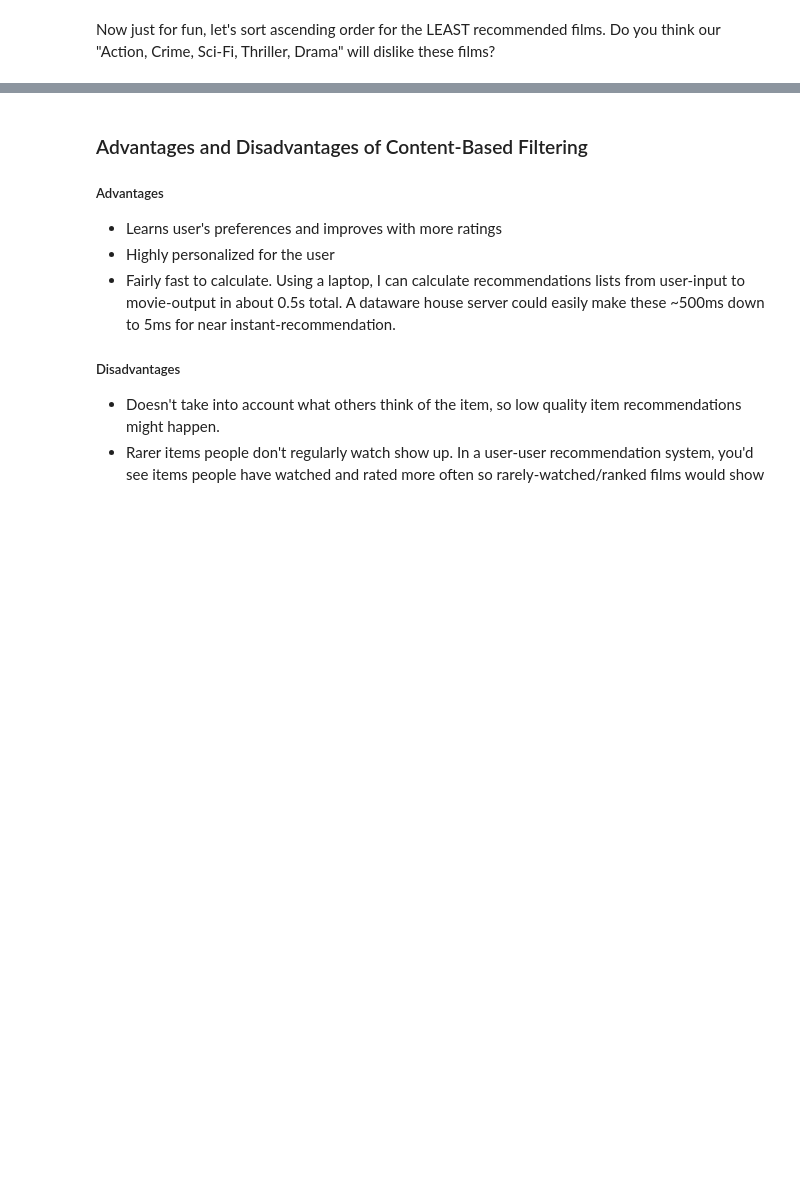
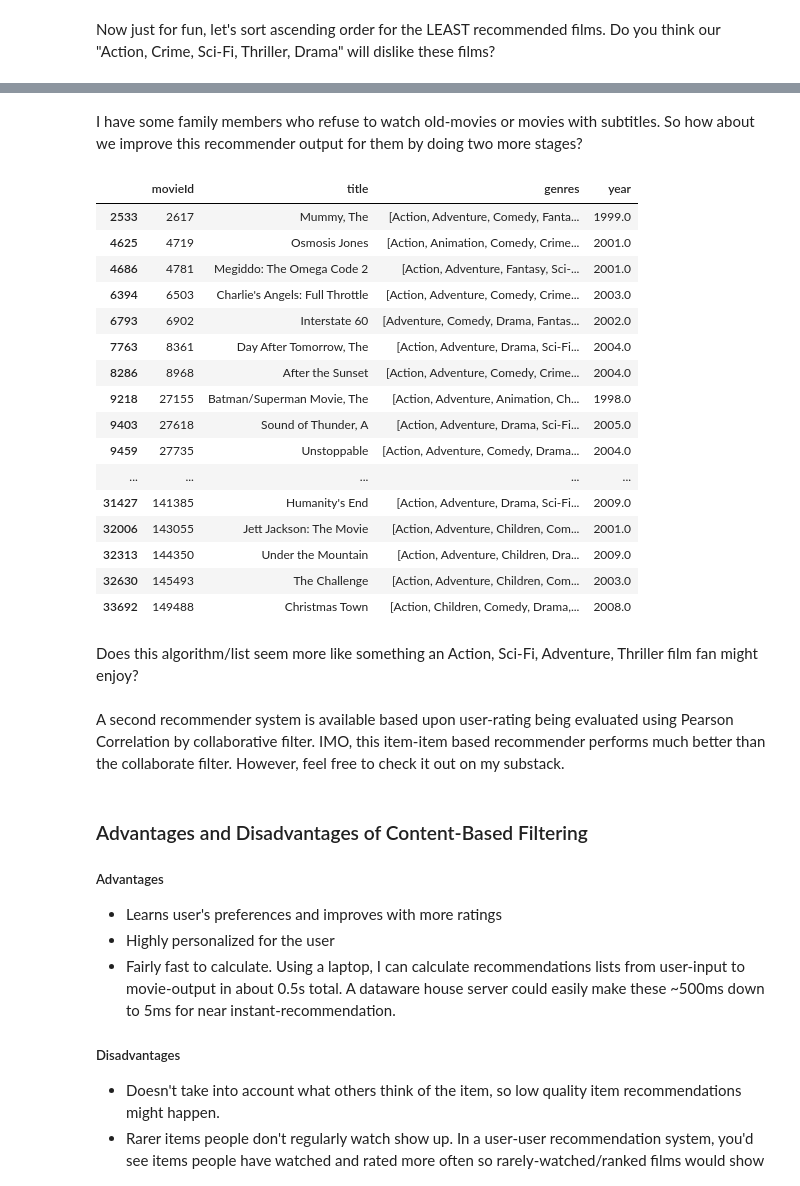
Before and after one commit to WBurchnall/MyPortfolioProjects, a Jupyter notebook: Movie Recommender System Based on Item-Item Filtering.ipynb, the cells around one changed output, grey strips where cells are left out. Saved outputs shown, nothing was run; the diff lists cells and outputs as text; code cells hidden in the pictures; blank space fills up the shorter version.

```diff
--- a/Movie Recommender System Based on Item-Item Filtering.ipynb
+++ b/Movie Recommender System Based on Item-Item Filtering.ipynb
@@ -373,3 +375,49 @@ movies_df.loc[movies_df['movieId'].isin(recommendationTable_df.head(10).keys())]
+# %% [markdown]
+I have some family members who refuse to watch old-movies or movies with subtitles. So how about we improve this recommender output for them by doing two more stages?
+# %%
+#Sort our recommendations in descending order
+recommendationTable_df = recommendationTable_df.sort_values(ascending=False)
+
+first_recommendation_stage_df = movies_df.loc[movies_df['movieId'].isin(recommendationTable_df.keys())]
+
+#Let's drop years < 1998. This date was chosen at random, you could update it easily from 1998 to any number
+minYearToRecommend = 1998
+first_recommendation_stage_df['year'] = first_recommendation_stage_df['year'].apply(pd.to_numeric) #We'll get an error if we try to 'compare' str to int so we have to convert the year column from str in csv to int
+first_recommendation_stage_df.drop(first_recommendation_stage_df[first_recommendation_stage_df.year < minYearToRecommend].index,inplace=True) #we are dropping index(row numbers) where year < 1998 and doing inplace so df is updated without an intermediate variable needed
+#Let's drop the foreign films. Note each foreign film tends to have a '(alternative name)' in the title. So the presence of the '(' or ')' character hints it is a foreign film.
+#The str.find() function will return -1 when a string is not-found. So we are negating (!=) in our logical statement our search for -1 or "Not" "not found" = Found the foreign-film character.
+#We will now drop these indexes from our recommender system.
+first_recommendation_stage_df.drop(first_recommendation_stage_df[first_recommendation_stage_df['title'].apply(lambda x: x.find('(')) != -1].index,inplace=True)
+#One can also achieve this with an alternative algorithm to capture, foreign titled movies might be seeking accented characters. Such as a French and German characters ë, è, é, and ê.
+#The downside is while it is more precise than removing all ( possibly, it would require 'x' loops through the 'title' entries per character.
+first_recommendation_stage_df.drop(first_recommendation_stage_df[first_recommendation_stage_df['title'].apply(lambda x: x.find('ë')) != -1].index,inplace=True)
+first_recommendation_stage_df.drop(first_recommendation_stage_df[first_recommendation_stage_df['title'].apply(lambda x: x.find('ö')) != -1].index,inplace=True)
+first_recommendation_stage_df.drop(first_recommendation_stage_df[first_recommendation_stage_df['title'].apply(lambda x: x.find('è')) != -1].index,inplace=True)
+#etc. Ideally, use a "for" loop and a list of foreign-accent characters. for c in [ë, è, é]: df.drop(df[df['title'].apply(lambda x: x.find(c))].index,inplace=True)
+
+first_recommendation_stage_df.loc[movies_df['movieId'].isin(recommendationTable_df.dropna().head(80).keys())]
+# %% [output]
+|  | movieId | title | genres | year |
+| 2533 | 2617 | Mummy, The | [Action, Adventure, Comedy, Fanta... | 1999.0 |
+| 4625 | 4719 | Osmosis Jones | [Action, Animation, Comedy, Crime... | 2001.0 |
+| 4686 | 4781 | Megiddo: The Omega Code 2 | [Action, Adventure, Fantasy, Sci-... | 2001.0 |
+| 6394 | 6503 | Charlie's Angels: Full Throttle | [Action, Adventure, Comedy, Crime... | 2003.0 |
+| 6793 | 6902 | Interstate 60 | [Adventure, Comedy, Drama, Fantas... | 2002.0 |
+| 7763 | 8361 | Day After Tomorrow, The | [Action, Adventure, Drama, Sci-Fi... | 2004.0 |
+| 8286 | 8968 | After the Sunset | [Action, Adventure, Comedy, Crime... | 2004.0 |
+| 9218 | 27155 | Batman/Superman Movie, The | [Action, Adventure, Animation, Ch... | 1998.0 |
+| 9403 | 27618 | Sound of Thunder, A | [Action, Adventure, Drama, Sci-Fi... | 2005.0 |
+| 9459 | 27735 | Unstoppable | [Action, Adventure, Comedy, Drama... | 2004.0 |
+| ... | ... | ... | ... | ... |
+| 31427 | 141385 | Humanity's End | [Action, Adventure, Drama, Sci-Fi... | 2009.0 |
+| 32006 | 143055 | Jett Jackson: The Movie | [Action, Adventure, Children, Com... | 2001.0 |
+| 32313 | 144350 | Under the Mountain | [Action, Adventure, Children, Dra... | 2009.0 |
+| 32630 | 145493 | The Challenge | [Action, Adventure, Children, Com... | 2003.0 |
+| 33692 | 149488 | Christmas Town | [Action, Children, Comedy, Drama,... | 2008.0 |
+# %% [markdown]
+Does this algorithm/list seem more like something an Action, Sci-Fi, Adventure, Thriller film fan might enjoy?
+# %% [markdown]
+A second recommender system is available based upon user-rating being evaluated using Pearson Correlation by collaborative filter. IMO, this item-item based recommender performs much better than the collaborate filter. However, feel free to check it out on my substack.
 # %% [markdown]
 ### Advantages and Disadvantages of Content-Based Filtering
 
```
Also changed, not shown: parts of 2 cells of this notebook.
